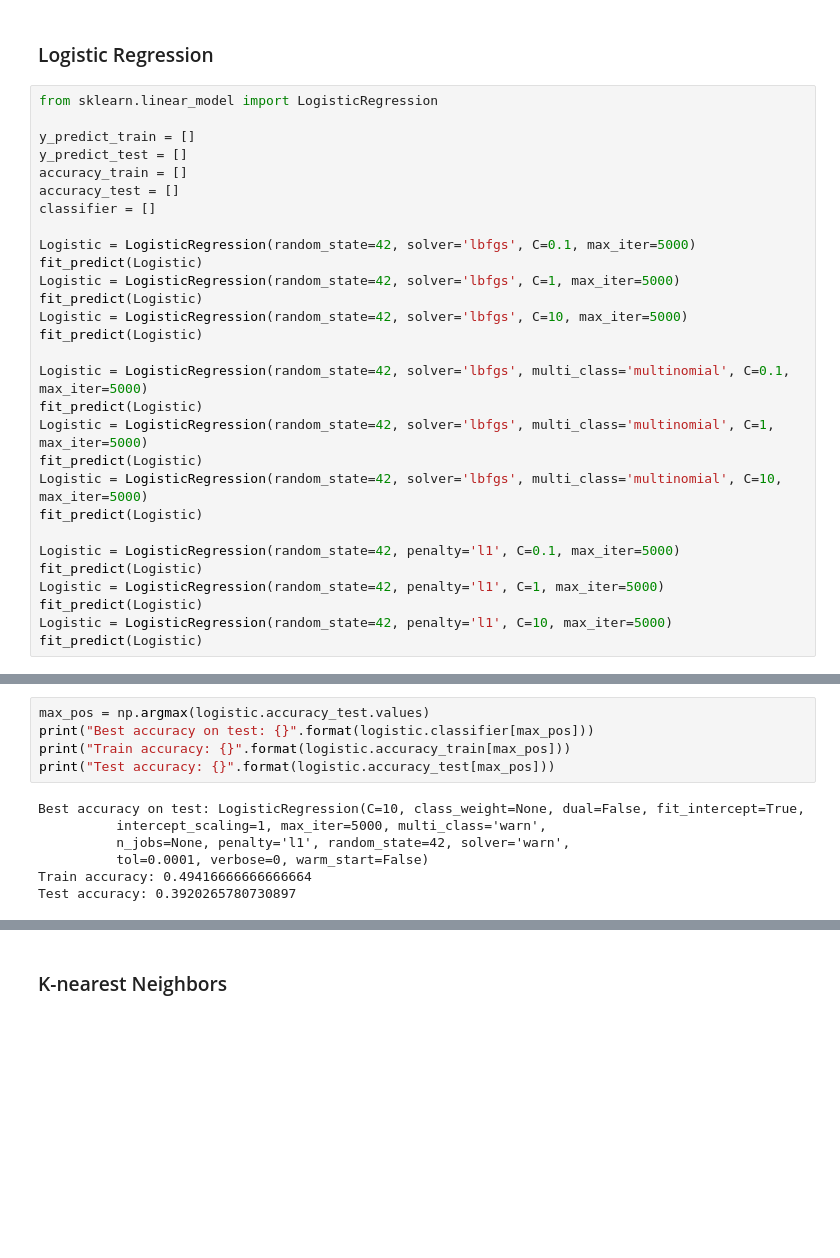
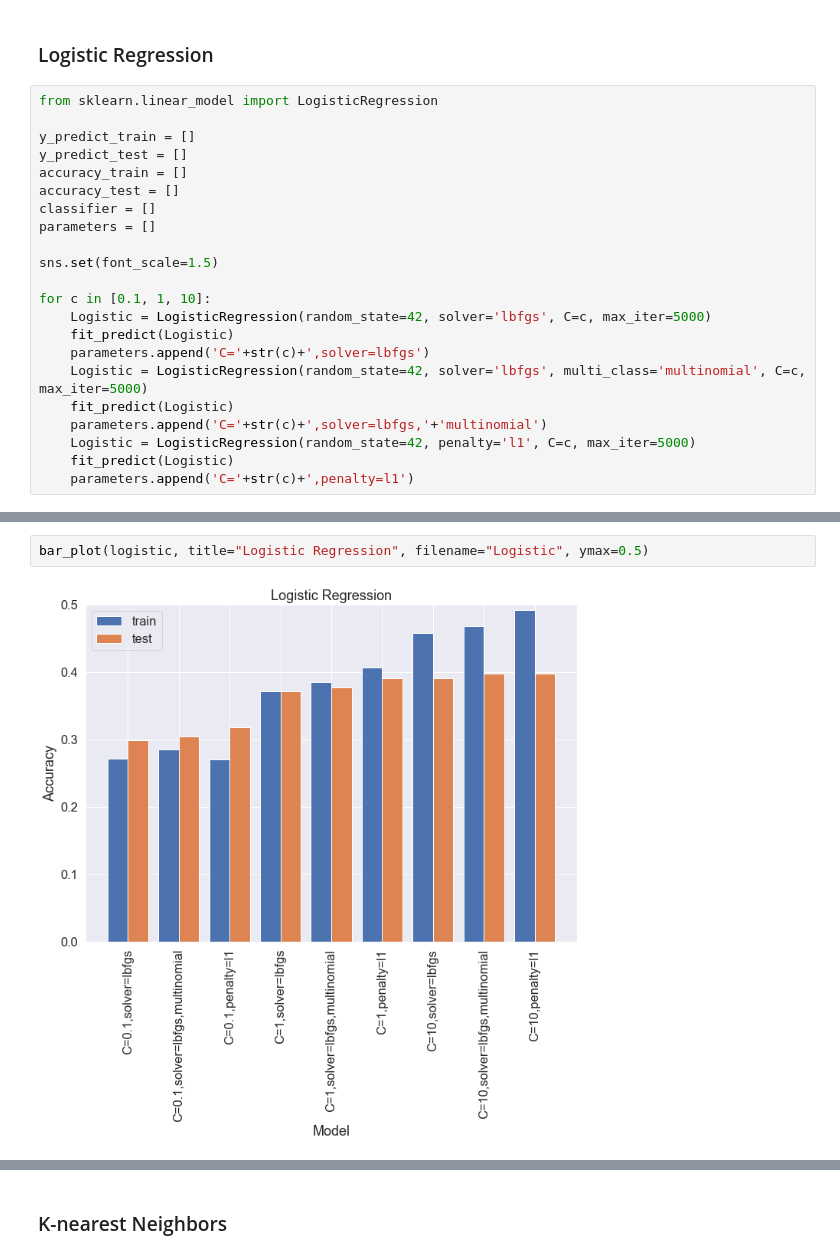
Before and after one commit to LinjianMa/DS100-final-project, a Jupyter notebook: GradProject_NB3.ipynb, the cells around one changed output, grey strips where cells are left out. Cells and saved outputs as stored; diff of their text form; blank space fills up the shorter version.

```diff
--- a/GradProject_NB3.ipynb
+++ b/GradProject_NB3.ipynb
@@ -109,25 +133,18 @@ y_predict_test = []
 accuracy_train = []
 accuracy_test = []
 classifier = []
+parameters = []
 
-Logistic = LogisticRegression(random_state=42, solver='lbfgs', C=0.1, max_iter=5000)
-fit_predict(Logistic)
-Logistic = LogisticRegression(random_state=42, solver='lbfgs', C=1, max_iter=5000)
-fit_predict(Logistic)
-Logistic = LogisticRegression(random_state=42, solver='lbfgs', C=10, max_iter=5000)
-fit_predict(Logistic)
+sns.set(font_scale=1.5)
 
-Logistic = LogisticRegression(random_state=42, solver='lbfgs', multi_class='multinomial', C=0.1, max_iter=5000)
-fit_predict(Logistic)
-Logistic = LogisticRegression(random_state=42, solver='lbfgs', multi_class='multinomial', C=1, max_iter=5000)
-fit_predict(Logistic)
-Logistic = LogisticRegression(random_state=42, solver='lbfgs', multi_class='multinomial', C=10, max_iter=5000)
-fit_predict(Logistic)
-
-Logistic = LogisticRegression(random_state=42, penalty='l1', C=0.1, max_iter=5000)
-fit_predict(Logistic)
-Logistic = LogisticRegression(random_state=42, penalty='l1', C=1, max_iter=5000)
-fit_predict(Logistic)
-Logistic = LogisticRegression(random_state=42, penalty='l1', C=10, max_iter=5000)
-fit_predict(Logistic)
+for c in [0.1, 1, 10]:
+    Logistic = LogisticRegression(random_state=42, solver='lbfgs', C=c, max_iter=5000)
+    fit_predict(Logistic)
+    parameters.append('C='+str(c)+',solver=lbfgs')
+    Logistic = LogisticRegression(random_state=42, solver='lbfgs', multi_class='multinomial', C=c, max_iter=5000)
+    fit_predict(Logistic)
+    parameters.append('C='+str(c)+',solver=lbfgs,'+'multinomial')
+    Logistic = LogisticRegression(random_state=42, penalty='l1', C=c, max_iter=5000)
+    fit_predict(Logistic)
+    parameters.append('C='+str(c)+',penalty=l1')
 # %% [output]
@@ -198,12 +169,4 @@ plt.savefig("NB3_graph/Logistic2.jpg")
-# %%
-max_pos = np.argmax(logistic.accuracy_test.values)
-print("Best accuracy on test: {}".format(logistic.classifier[max_pos]))
-print("Train accuracy: {}".format(logistic.accuracy_train[max_pos]))
-print("Test accuracy: {}".format(logistic.accuracy_test[max_pos]))
-# %% [output]
-Best accuracy on test: LogisticRegression(C=10, class_weight=None, dual=False, fit_intercept=True,
-          intercept_scaling=1, max_iter=5000, multi_class='warn',
-          n_jobs=None, penalty='l1', random_state=42, solver='warn',
-          tol=0.0001, verbose=0, warm_start=False)
-Train accuracy: 0.49416666666666664
-Test accuracy: 0.3920265780730897
+# %%
+bar_plot(logistic, title="Logistic Regression", filename="Logistic", ymax=0.5)
+# %% [output]
+[figure, added]
```
Also changed, not shown: parts of 42 cells of this notebook, 27 other files.
